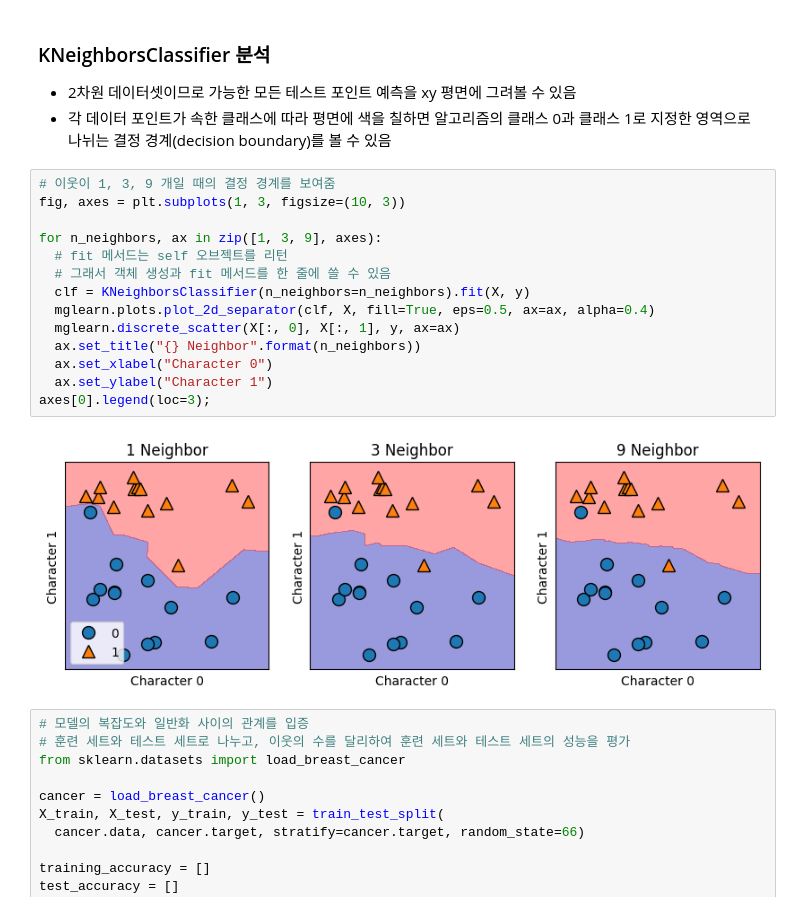
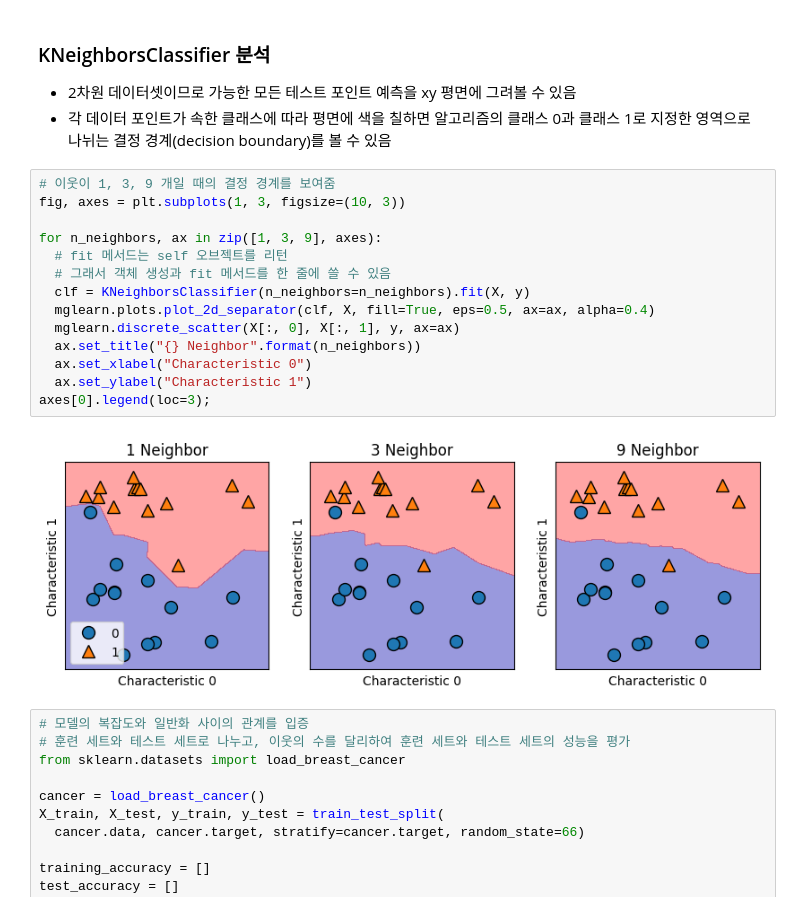
Before and after one commit to haribo09876/MachineLearning, a Jupyter notebook: 02. SupervisedLearning/03. SupervisedLearningAlgorithm.ipynb, the cells around one changed output. Drawn from its saved outputs; the diff is of its cells as text.

```diff
--- a/02. SupervisedLearning/03. SupervisedLearningAlgorithm.ipynb
+++ b/02. SupervisedLearning/03. SupervisedLearningAlgorithm.ipynb
@@ -117,19 +117,19 @@ print("테스트 세트 정확도: {:.2f}".format(clf.score(X_test, y_test)))
 # %%
 # 이웃이 1, 3, 9 개일 때의 결정 경계를 보여줌
 fig, axes = plt.subplots(1, 3, figsize=(10, 3))
 
 for n_neighbors, ax in zip([1, 3, 9], axes):
   # fit 메서드는 self 오브젝트를 리턴
   # 그래서 객체 생성과 fit 메서드를 한 줄에 쓸 수 있음
   clf = KNeighborsClassifier(n_neighbors=n_neighbors).fit(X, y)
   mglearn.plots.plot_2d_separator(clf, X, fill=True, eps=0.5, ax=ax, alpha=0.4)
   mglearn.discrete_scatter(X[:, 0], X[:, 1], y, ax=ax)
   ax.set_title("{} Neighbor".format(n_neighbors))
-  ax.set_xlabel("Character 0")
-  ax.set_ylabel("Character 1")
+  ax.set_xlabel("Characteristic 0")
+  ax.set_ylabel("Characteristic 1")
 axes[0].legend(loc=3);
 # %% [output]
-[figure, old version]
+[figure, new version]
 # %%
 # 모델의 복잡도와 일반화 사이의 관계를 입증
 # 훈련 세트와 테스트 세트로 나누고, 이웃의 수를 달리하여 훈련 세트와 테스트 세트의 성능을 평가
```
Also changed, not shown: parts of 28 cells of this notebook.
